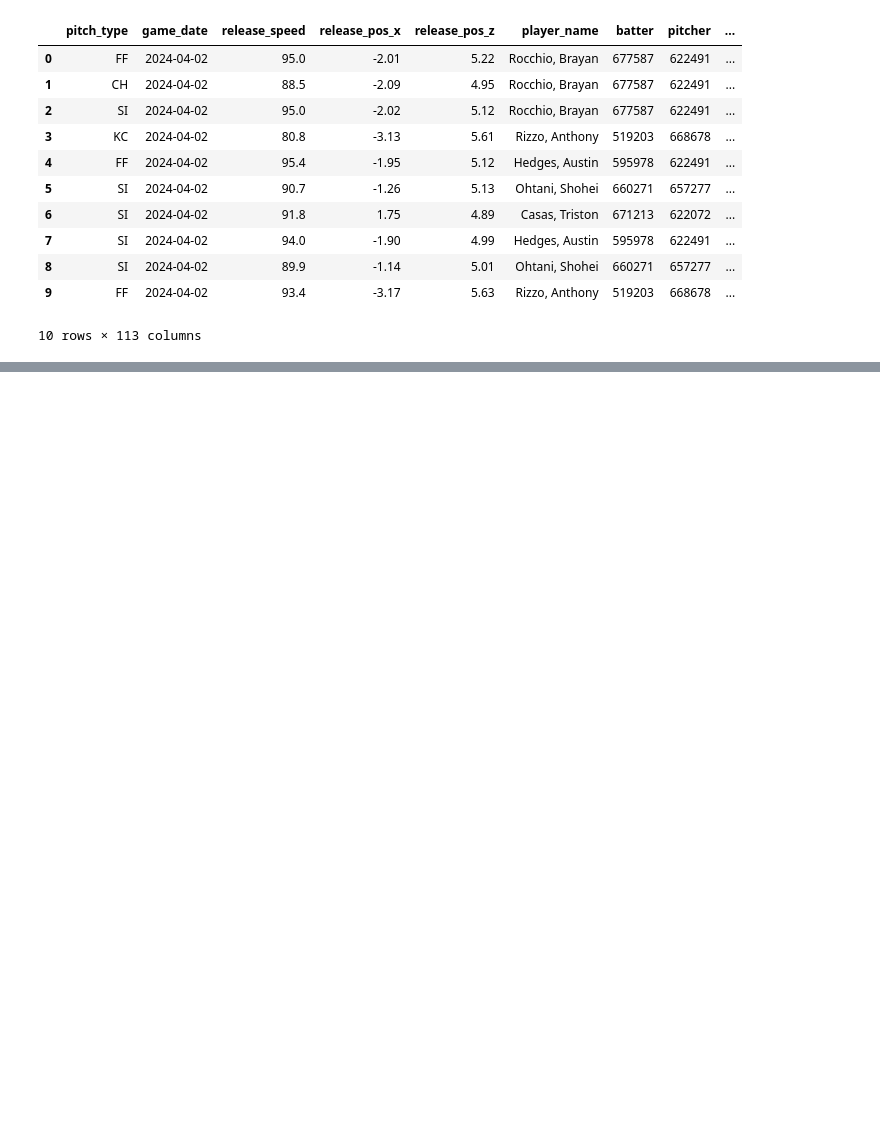
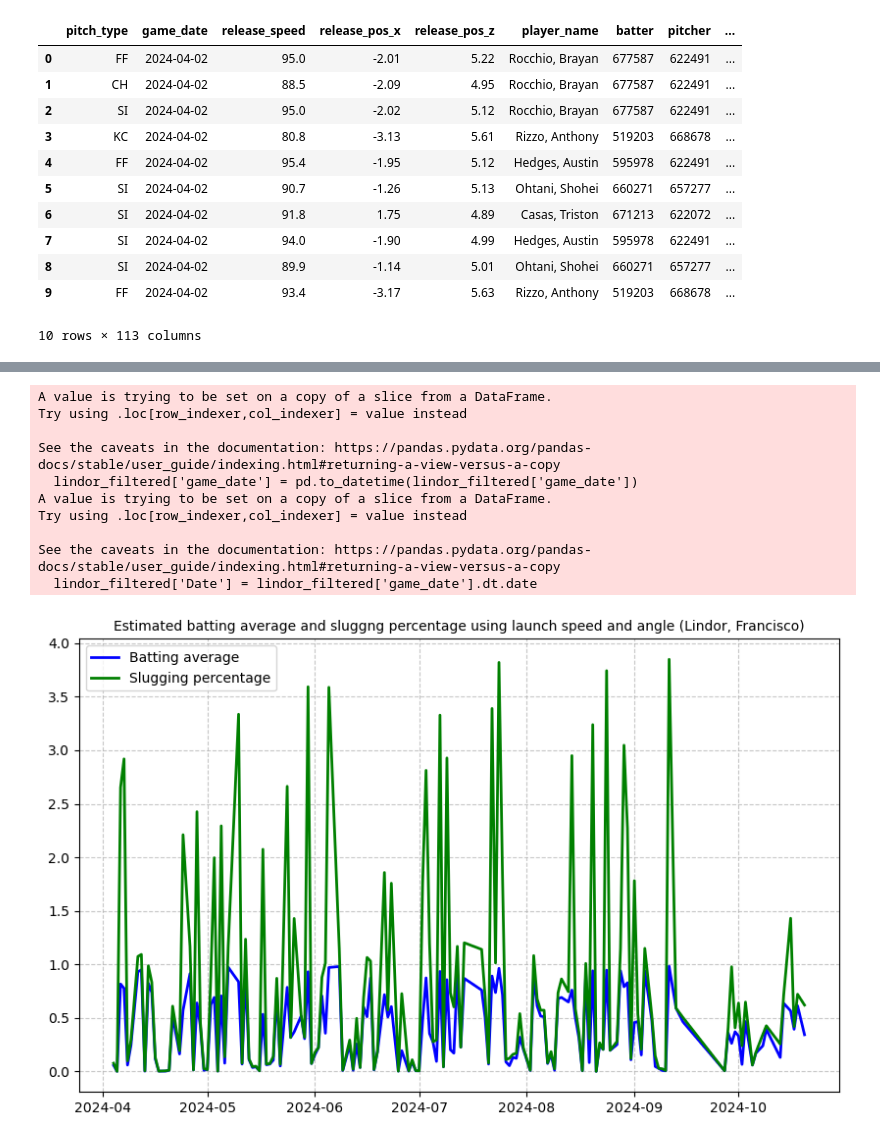
Before and after one commit to sknadler/batting-trends-in-silver-sluggers, a Jupyter notebook: Silver-Sluggers-Analysis.ipynb, the cells around one changed output, grey strips where cells are left out. Drawn from its saved outputs; the diff is of its cells as text; code cells hidden in the pictures; blank space fills up the shorter version.

```diff
--- a/Silver-Sluggers-Analysis.ipynb
+++ b/Silver-Sluggers-Analysis.ipynb
@@ -54,0 +223,37 @@ nl_ut = df[player_name == 'Betts, Mookie']
+# %%
+# Determine if 'easier' pitches (more consistent pitch locations and types) correlate to higher batting average
+# Note: 'estimated_ba_using_speedangle' may not be 100% representative of each player's batting average
+# Just an estiamte using other data
+
+# Filter dataset so that batting average and slugging percentage are not NaN
+lindor_filtered = lindor[~lindor['estimated_ba_using_speedangle'].isna() & ~lindor['estimated_slg_using_speedangle'].isna()]
+
+# Convert 'game_date' to datetime
+lindor_filtered['game_date'] = pd.to_datetime(lindor_filtered['game_date'])
+
+# Extract the date part for grouping
+lindor_filtered['Date'] = lindor_filtered['game_date'].dt.date
+
+# Keep only the latest row for each date
+latest_per_date = lindor_filtered.loc[lindor_filtered.groupby('Date')['game_date'].idxmax()]
+
+# Create time series graph of Lindor's batting average and slugging percentage changes
+plt.figure(figsize = (10,6))
+plt.plot(latest_per_date['game_date'], latest_per_date['estimated_ba_using_speedangle'], label='Batting average', color="blue", linewidth=2)
+plt.plot(latest_per_date['game_date'], latest_per_date['estimated_slg_using_speedangle'], label='Slugging percentage', color='green', linewidth=2)
+plt.title("Estimated batting average and sluggng percentage using launch speed and angle (Lindor, Francisco)", fontsize=10)
+plt.grid(True, linestyle="--", alpha=0.7)
+plt.legend()
+plt.show()
+# %% [output]
+A value is trying to be set on a copy of a slice from a DataFrame.
+Try using .loc[row_indexer,col_indexer] = value instead
+
+See the caveats in the documentation: https://pandas.pydata.org/pandas-docs/stable/user_guide/indexing.html#returning-a-view-versus-a-copy
+  lindor_filtered['game_date'] = pd.to_datetime(lindor_filtered['game_date'])
+A value is trying to be set on a copy of a slice from a DataFrame.
+Try using .loc[row_indexer,col_indexer] = value instead
+
+See the caveats in the documentation: https://pandas.pydata.org/pandas-docs/stable/user_guide/indexing.html#returning-a-view-versus-a-copy
+  lindor_filtered['Date'] = lindor_filtered['game_date'].dt.date
+[figure, added]
```
Also changed, not shown: parts of 21 cells of this notebook.
